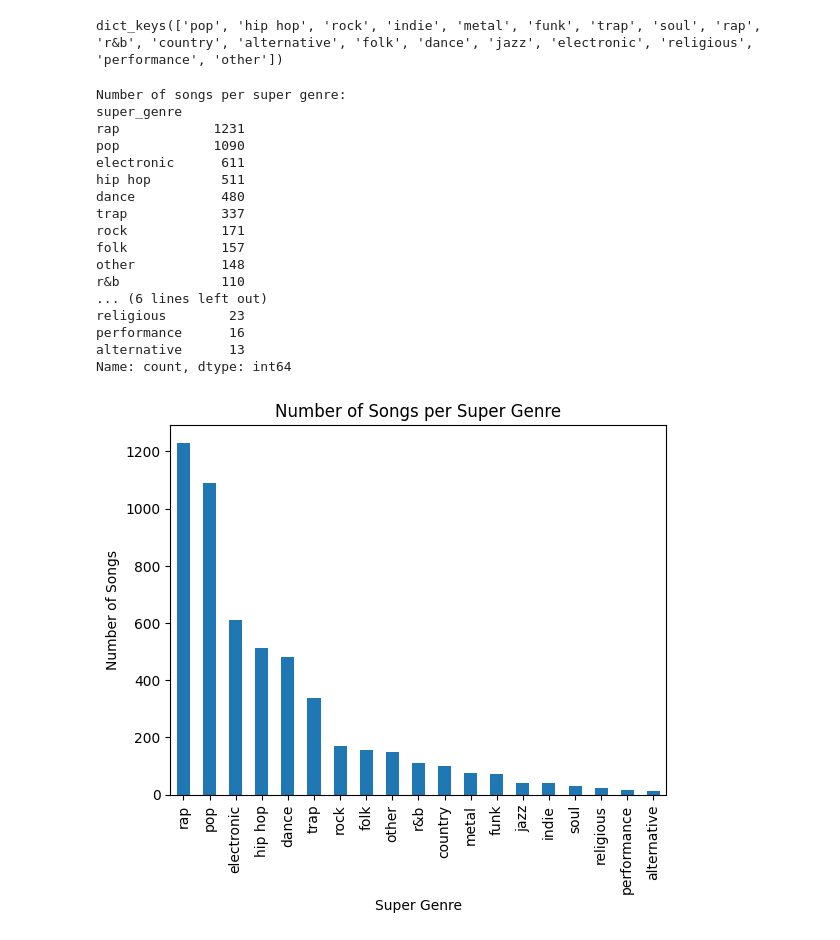
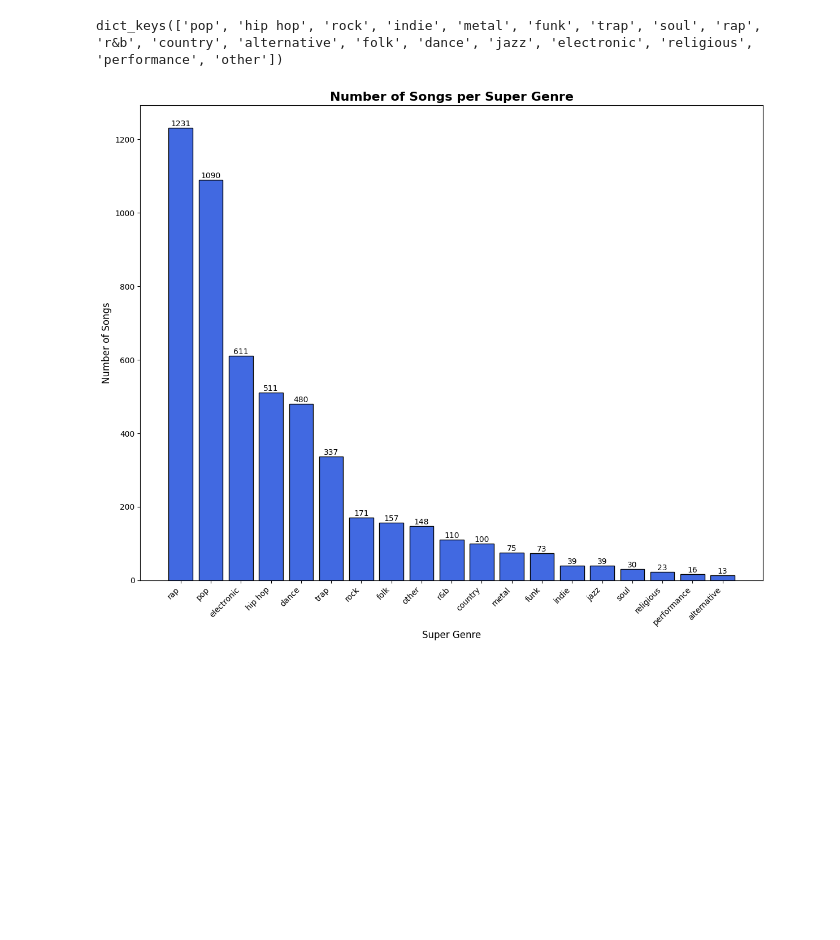
Before and after one commit to mickey59/AML_Spotify, a Jupyter notebook: Archive Notebooks/genre_mapping.ipynb, the cells around one changed output. Cells and saved outputs as stored; diff of their text form; code cells hidden in the pictures; blank space fills up the shorter version.

Commit message:
Saved figures as PDF, incorporated one-hot genre embeddings

```diff
--- a/Archive Notebooks/genre_mapping.ipynb
+++ b/Archive Notebooks/genre_mapping.ipynb
@@ -3,12 +3,13 @@
 
 # Compare the accuracies of these models and pick the one that has the best accuracy.
 # %%
+import matplotlib.pyplot as plt
 import pandas as pd
 
 pd.set_option('display.max_rows', None)
 
 # print the songs that have no genre
-df = pd.read_csv("data/data.csv")
+df = pd.read_csv("../data/Non-temporal/data.csv")
 # print("Songs with no genre:")
 # songs_with_no_genre = df[df['artist_genres'].isnull()]
 # print("Songs with no genre:")
@@ -56,10 +57,6 @@ print(genre_mapping.keys())
 # %% [output]
 dict_keys(['pop', 'hip hop', 'rock', 'indie', 'metal', 'funk', 'trap', 'soul', 'rap', 'r&b', 'country', 'alternative', 'folk', 'dance', 'jazz', 'electronic', 'religious', 'performance', 'other'])
 # %%
-# Mapping the unique genres to superclasses
-import pandas as pd
-df = pd.read_csv("data/data.csv")
-
 # create empty pandas series
 super_genres = pd.Series(dtype=str)
 
@@ -101,36 +98,27 @@ df['super_genre'] = super_genres
 del df['artist_genres']
 df.head()
 # save the dataframe to a new csv file
-df.to_csv('data/songs_with_super_genres.csv', index=False)
+df.to_csv('../data/Non-temporal/songs_with_super_genres.csv', index=False)
 # %%
-songs_with_genre = pd.read_csv("data/songs_with_super_genres.csv")
+# Number of songs per super genre
+super_genre_counts = df['super_genre'].value_counts()
 
-print("Number of songs per super genre:")
-print(songs_with_genre['super_genre'].value_counts())
+plt.figure(figsize=(12, 10))
+bars = plt.bar(super_genre_counts.index, super_genre_counts.values, color='royalblue', edgecolor='black')
 
-# display a histogram of the number of songs per super genre
-import matplotlib.pyplot as plt
-songs_with_genre['super_genre'].value_counts().plot(kind='bar')
-plt.xlabel('Super Genre')
-plt.ylabel('Number of Songs')
-plt.title('Number of Songs per Super Genre')
+plt.title('Number of Songs per Super Genre', fontsize=16, fontweight='bold')
+plt.xlabel('Super Genre', fontsize=12)
+plt.ylabel('Number of Songs', fontsize=12)
+plt.xticks(rotation=45, ha='right')
+
+for bar in bars:
+    height = bar.get_height()
+    plt.text(bar.get_x() + bar.get_width()/2., height,
+             f'{int(height)}',
+             ha='center', va='bottom')
+
+plt.tight_layout()
+plt.savefig("songsSuperGenre.pdf")
 plt.show()
 # %% [output]
-Number of songs per super genre:
-super_genre
-rap            1231
-pop            1090
-electronic      611
-hip hop         511
-dance           480
-trap            337
-rock            171
-folk            157
-other           148
-r&b             110
-... (6 lines left out)
-religious        23
-performance      16
-alternative      13
-Name: count, dtype: int64
-[figure, old version]
+[figure, new version]
```
Also changed, not shown: parts of 1 cell of this notebook, 21 other files.
